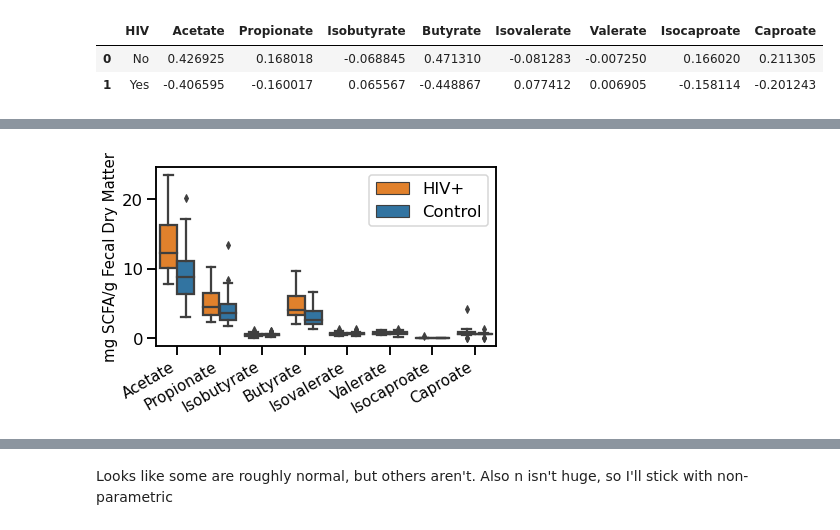
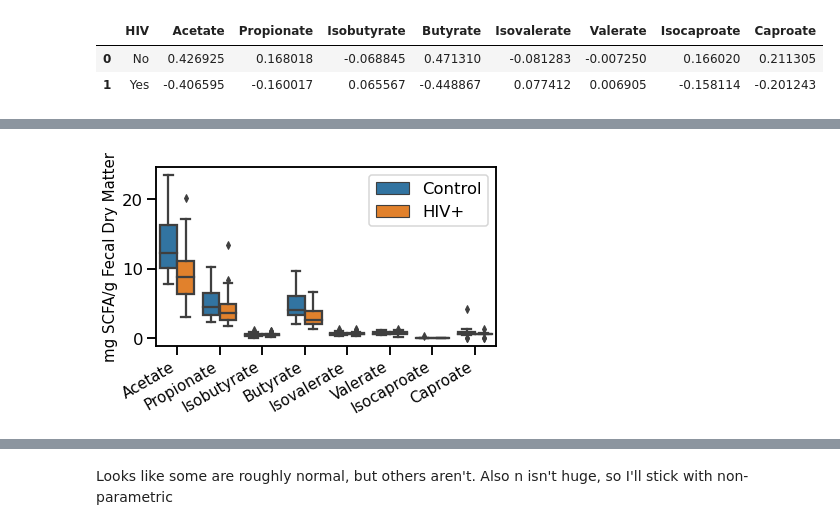
Before and after one commit to sterrettJD/HIV-microbiome, a Jupyter notebook: Lipidome.ipynb, the cells around one changed output, grey strips where cells are left out. Saved outputs shown, nothing was run; the diff lists cells and outputs as text; code cells hidden in the pictures.

Commit message:
update legend and hue order for barplot

```diff
--- a/Lipidome.ipynb
+++ b/Lipidome.ipynb
@@ -88,27 +89,27 @@ sns.set_context("talk")
 # %%
 melted_lipids = pd.melt(lipids,
                        id_vars="HIV")
 ax = sns.boxplot(x="variable", y="value", hue="HIV",
                  data=melted_lipids,
                  hue_order=["No", "Yes"],
-                 palette=["tab:orange", "tab:blue"])
+                 palette=["tab:blue", "tab:orange"])
 handles, labels = ax.get_legend_handles_labels()
 
 plt.clf()
 
 ax = sns.boxplot(x="variable", y="value", hue="HIV",
                  data=melted_lipids,
                  hue_order=["No", "Yes"],
-                 palette=["tab:orange", "tab:blue"])
-ax.legend(handles=handles[:], labels=["HIV+", "Control"], title=None)
+                 palette=["tab:blue", "tab:orange"])
+ax.legend(handles=handles[:], labels=["Control", "HIV+"], title=None)
 
 
 ax.set_xlabel(None)
 ax.set_ylabel("mg SCFA/g Fecal Dry Matter", fontsize="small")
 plt.xticks(rotation=30, ha="right", fontsize="small")
 plt.tight_layout()
 
 plt.savefig("figures/SCFA_HIV_barplot.svg", transparent=True, bbox_inches="tight")
 plt.show()
 # %% [output]
-[figure, old version]
+[figure, new version]
```
Also changed, not shown: parts of 9 cells of this notebook.
